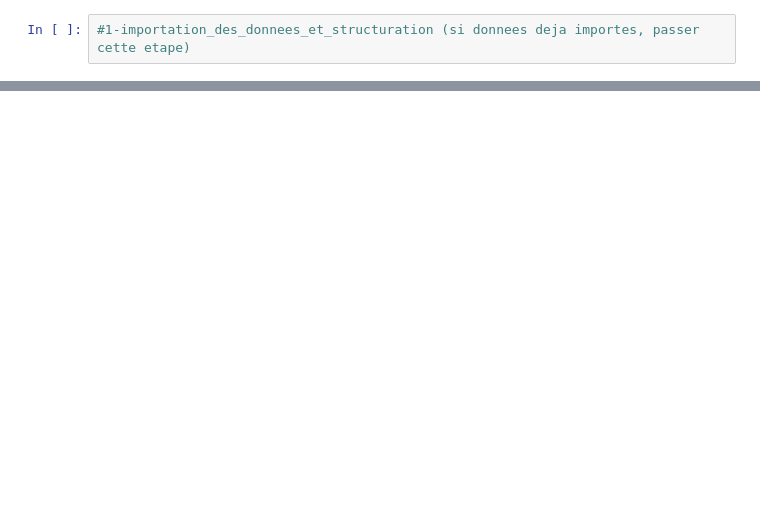
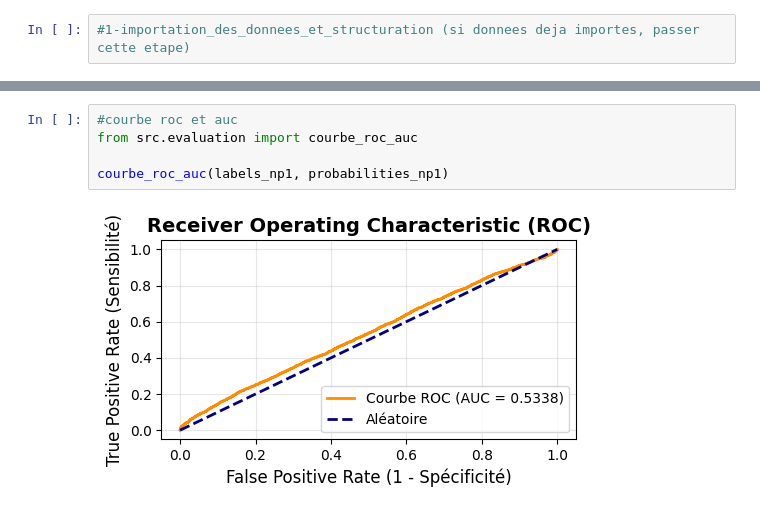
Before and after one commit to diabitbol/ot-domain-adaptation-mammography, a Jupyter notebook: projet/main.ipynb, the cells around one changed output, grey strips where cells are left out. Saved outputs shown, nothing was run; the diff lists cells and outputs as text; blank space fills up the shorter version.

```diff
--- a/projet/main.ipynb
+++ b/projet/main.ipynb
@@ -129,0 +238,7 @@ RuntimeError: The NVIDIA driver on your system is too old (found version 12090).
+# %%
+#courbe roc et auc
+from src.evaluation import courbe_roc_auc
+
+courbe_roc_auc(labels_np1, probabilities_np1)
+# %% [output]
+[figure, added]
```
Also changed, not shown: parts of 34 cells of this notebook, 6 other files.
